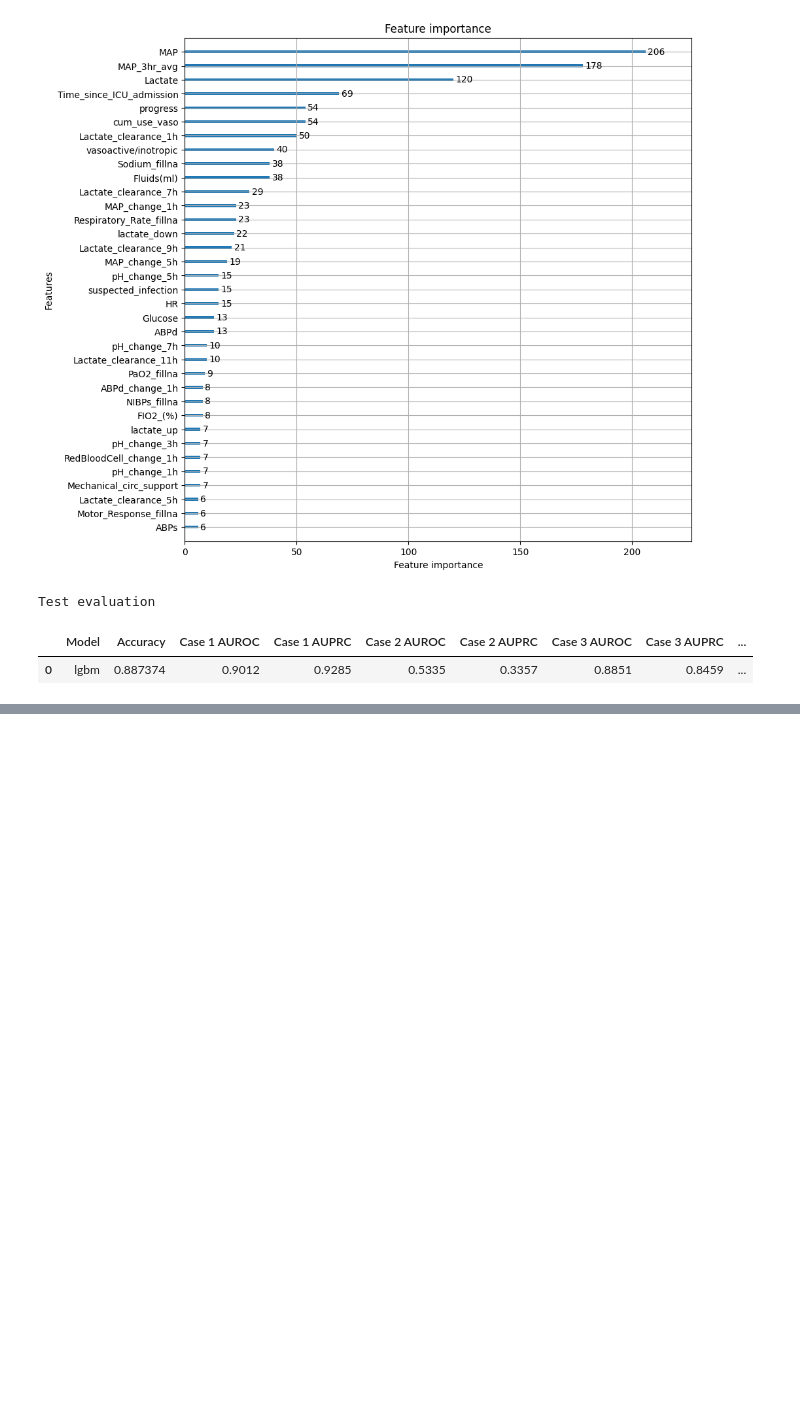
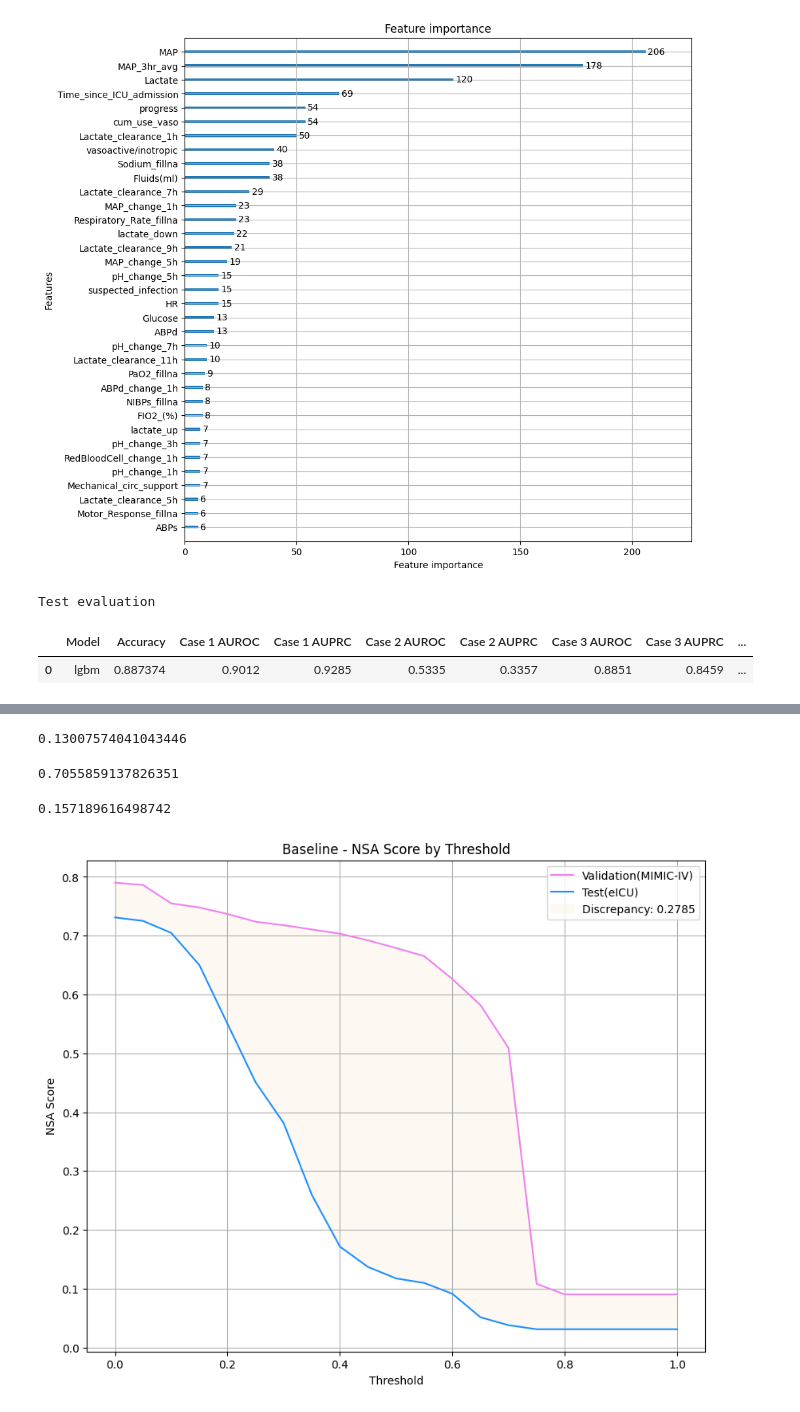
Before and after one commit to Jeong-Eul/CLEAR-Shock, a Jupyter notebook: Experiment(Supervised Learning)/training/Baseline Multiclass.ipynb, the cells around one changed output, grey strips where cells are left out. Cells and saved outputs as stored; diff of their text form; code cells hidden in the pictures; blank space fills up the shorter version.

```diff
--- a/Experiment(Supervised Learning)/training/Baseline Multiclass.ipynb
+++ b/Experiment(Supervised Learning)/training/Baseline Multiclass.ipynb
@@ -314,2 +332,6 @@ Test evaluation
+# %%
+cosine
+# %% [output]
+0.13007574041043446
 # %%
 result.to_excel(excel_writer='external_validation_baseline_method.xlsx')
@@ -315,0 +372,15 @@ result.to_excel(excel_writer='external_validation_baseline_method.xlsx')
+# %%
+event_cohort_viz = output_viz[output_viz.stay_id.isin(eventset.stay_id.unique())]
+event_cohort_eval = output_valid_viz[output_valid_viz.stay_id.isin(eventset.stay_id.unique())]
+event_cohort_test = test_output_viz[test_output_viz.patientunitstayid.isin(event_eicu.patientunitstayid.unique())]
+# %%
+mimic_origin = pd.read_csv(mimic_path, compression = 'gzip')
+eicu_origin = pd.read_csv(eicu_path, compression='gzip')
+
+recovery = mimic_origin[(mimic_origin['INDEX']=='CASE3_CASE4_DF')&(mimic_origin['Annotation']=='no_circ')]
+recovery_eval = event_cohort_eval[event_cohort_eval['stay_id'].isin(recovery.stay_id.unique())].sort_values(by=['stay_id', 'Time_since_ICU_admission'])
+no_recovery_eval = event_cohort_eval[~event_cohort_eval['stay_id'].isin(recovery.stay_id.unique())].sort_values(by=['stay_id', 'Time_since_ICU_admission'])
+
+recovery_e = eicu_origin[(eicu_origin['INDEX']=='CASE3_CASE4_DF')&(eicu_origin['Annotation']=='no_circ')]
+recovery_test = event_cohort_test[event_cohort_test['patientunitstayid'].isin(recovery_e.patientunitstayid.unique())].sort_values(by=['patientunitstayid', 'Time_since_ICU_admission'])
+no_recovery_test = event_cohort_test[~event_cohort_test['patientunitstayid'].isin(recovery_e.patientunitstayid.unique())].sort_values(by=['patientunitstayid', 'Time_since_ICU_admission'])
@@ -315,0 +454,8 @@ result.to_excel(excel_writer='external_validation_baseline_method.xlsx')
+# %%
+val_nsa
+# %% [output]
+0.7055859137826351
+# %%
+test_nsa
+# %% [output]
+0.157189616498742
@@ -315,0 +540,21 @@ result.to_excel(excel_writer='external_validation_baseline_method.xlsx')
+# %%
+import numpy as np
+import matplotlib.pyplot as plt
+from sklearn.metrics import recall_score
+thresholds = np.linspace(0, 1, 21)
+
+plt.figure(figsize=(10, 8))
+plt.plot(thresholds, threshold_by_score_val, label = 'Validation(MIMIC-IV)', color='violet')
+plt.plot(thresholds, threshold_by_score_test, label = 'Test(eICU)', color='dodgerblue')
+
+area = np.trapz(np.abs(np.array(threshold_by_score_val) - np.array(threshold_by_score_test)), thresholds)
+plt.fill_between(thresholds, threshold_by_score_val, threshold_by_score_test, color='oldlace', alpha=0.5, label = 'Discrepancy: {}'.format(np.round(area,4)))
+
+plt.title('Baseline - NSA Score by Threshold')
+plt.xlabel('Threshold')
+plt.ylabel('NSA Score')
+plt.grid(True)
+plt.legend()
+plt.show()
+# %% [output]
+[figure, added]
```
Also changed, not shown: parts of 5 cells of this notebook, 4 other files.
